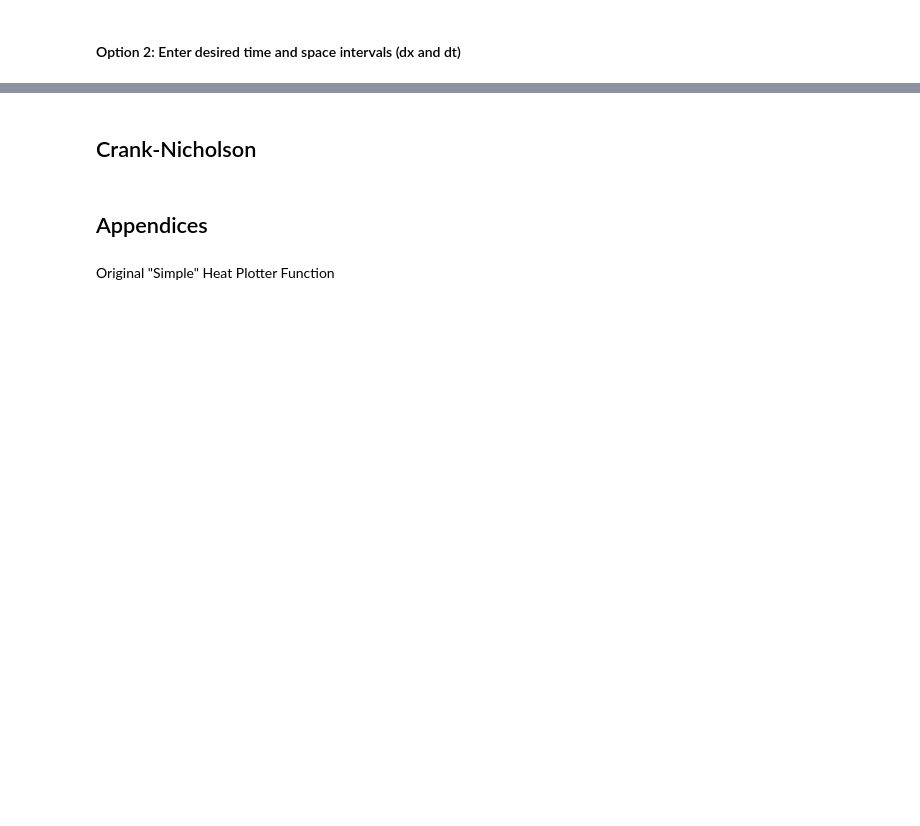
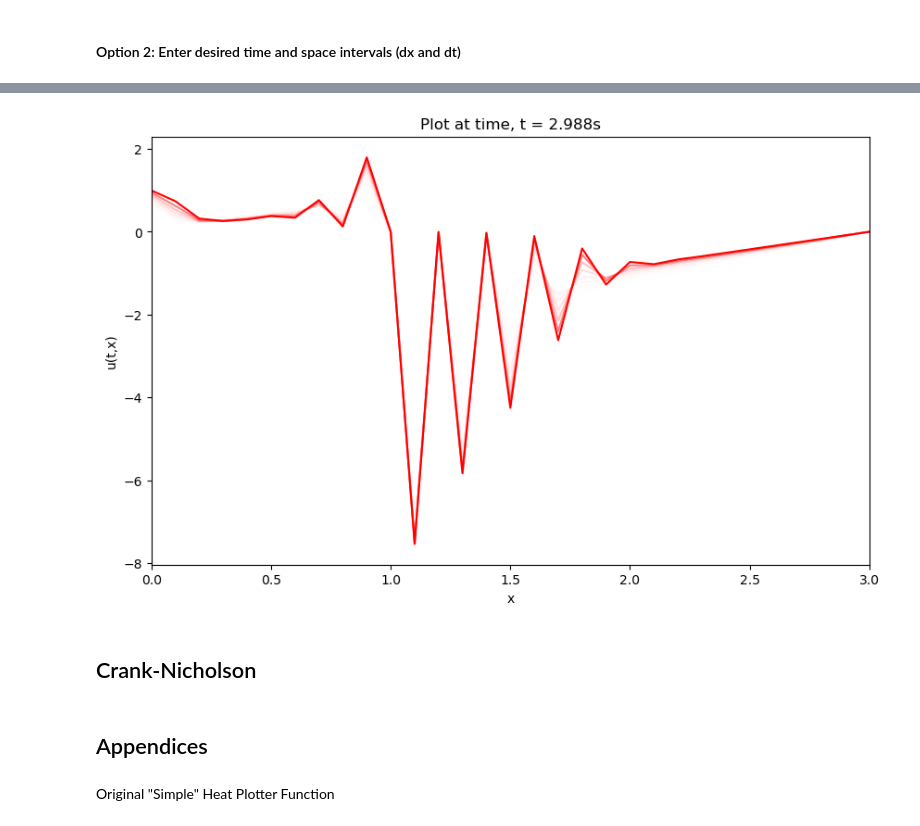
Before and after one commit to Miller-Ryan-1/csueb_phys, a Jupyter notebook: numerical_pdes/inviscid_burgers.ipynb, the cells around one changed output, grey strips where cells are left out. Saved outputs shown, nothing was run; the diff lists cells and outputs as text; code cells hidden in the pictures; blank space fills up the shorter version.

```diff
--- a/numerical_pdes/inviscid_burgers.ipynb
+++ b/numerical_pdes/inviscid_burgers.ipynb
@@ -256,13 +346,13 @@ for i in range(len(t_grid)):
     for j in range(1,len(x_grid)-1):
         # Equation 5.14 (slightly modified) to calculate u at each x value:
         #! - Note: can use classes or other methods to choose which function is used
-        u = inviscid_bugers_explicit_function(u_previous,j,dt,dx)
+        u = invisic_burgers_1D_explicit(u_previous,j,dt,dx)
         # Append this value to the time step line
         u_t_x.append(u)
 
     # Append the first and last value with boundary conditions (0 in this case)
-    u_t_x.insert(0,f_u_t_0(i*dt))
-    u_t_x.append(f_u_t_L(i*dt))
+    u_t_x.insert(0,u_t_0(i*dt))
+    u_t_x.append(u_t_L(i*dt))
     print(u_t_x)
 
     # Now append the full solutions matrix
@@ -277,10 +386,0 @@ plt.show()
-# %%
-t_min = 0
-t_max = 3
-
-t_total = len(U)
-print('t_total:',t_total)
-i_min = (t_min+t_total)//t_total
-i_max = (t_min+t_total)//t_total
-
-i_min, i_max
@@ -325,27 +386,0 @@ def u_0_x(x):
-# %%
-# Assign length
-L = 3
-t_max = 5
-
-# Grid spacing
-dx = .1
-dt = .1 # !-Note: For explicit needs to be less than dt**2/(2*D), implicit has no such restrictions for stability
-
-# Number of dx nodes, including 0 node
-Nx = int(L/dx) + 1
-
-# Discretize x and t
-x = np.arange(0,L+dx,dx)
-t = np.arange(0,t_max+dt,dt)
-
-# Create return array (n x m matrix)
-n = len(x)
-m = len(t)
-T = np.zeros((m,n))
-
-# Set boundary values
-T[:,0] = u_t_0(0)
-T[:,-1] = u_t_L(0)
-
-# Derive the Lambda, as lambo
-lambo = dt/(2*dx)
@@ -355,3 +387,7 @@ A = np.diag([1+2*lambo]*(Nx-2)) + np.diag([-lambo]*(Nx-3),1) + np.diag([-lambo]*
+# %%
+advanced_plotter(U, L, t_max, 20, 0, 3, 0, L)
+# %% [output]
+[figure, added]
 # %% [markdown]
 ## Crank-Nicholson
 # %%
```
Also changed, not shown: parts of 17 cells of this notebook, 1 other file.
